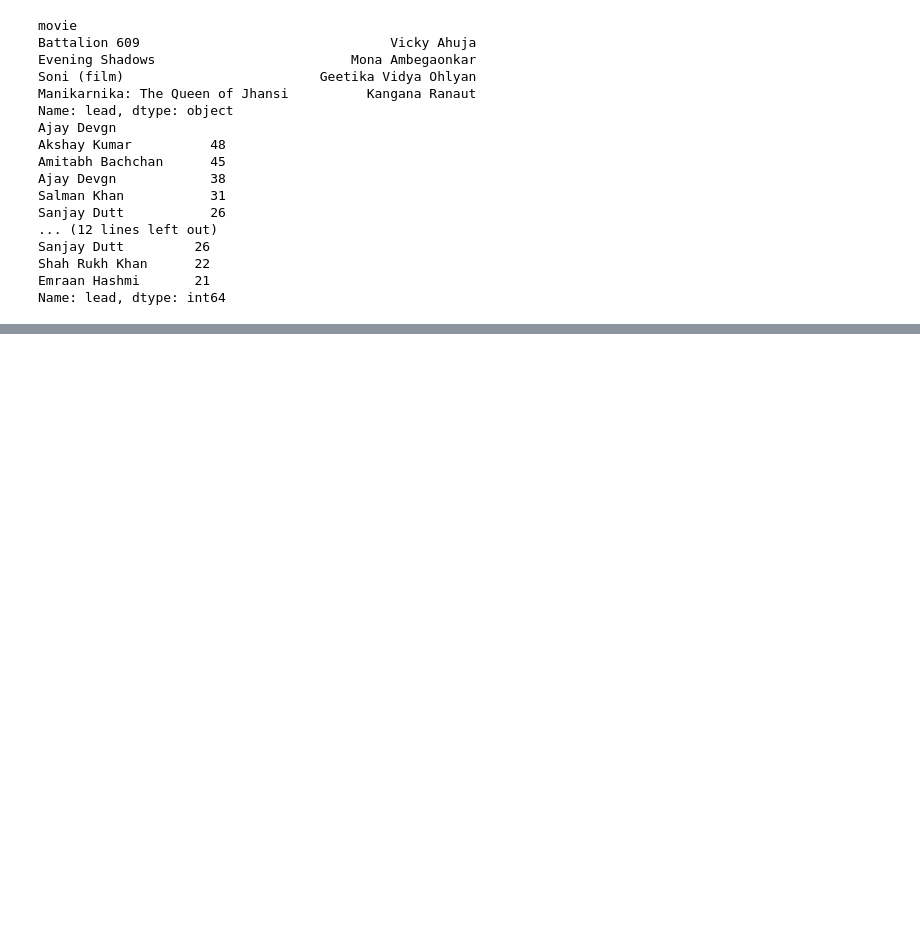
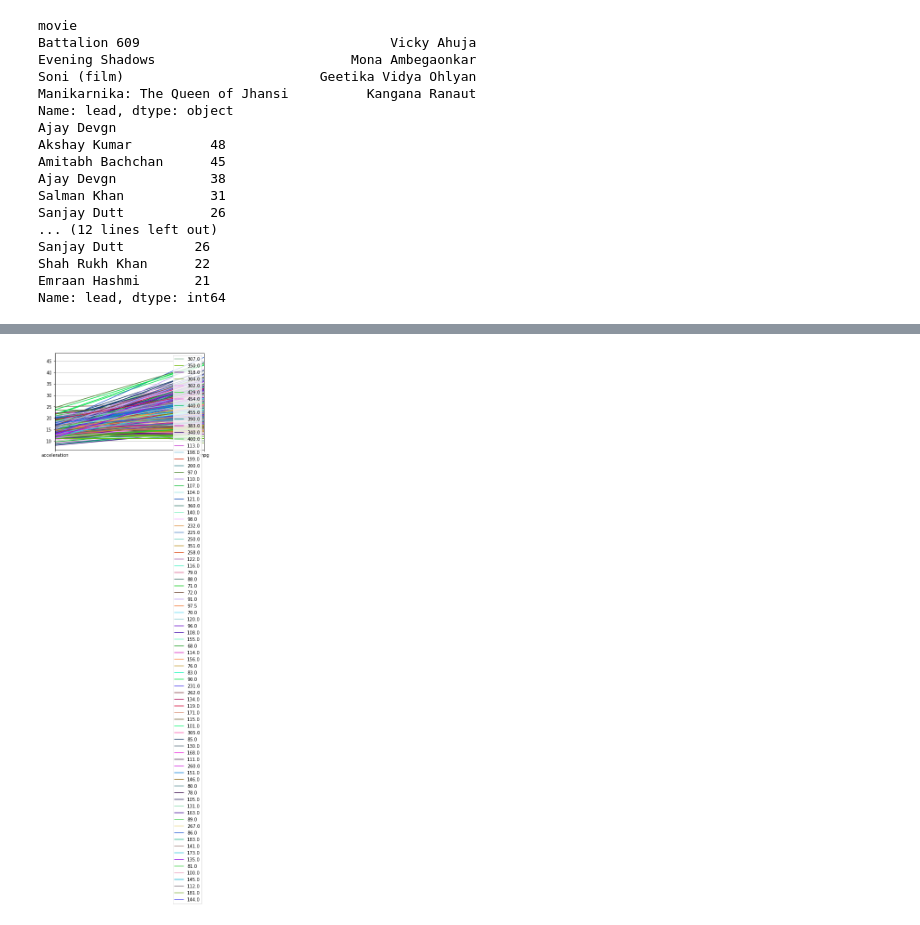
Before and after one commit to Jiya0805/Python2, a Jupyter notebook: Python/Unit 1.ipynb, the cells around one changed output, grey strips where cells are left out. Saved outputs shown, nothing was run; the diff lists cells and outputs as text; code cells hidden in the pictures; blank space fills up the shorter version.

```diff
--- a/Python/Unit 1.ipynb
+++ b/Python/Unit 1.ipynb
@@ -441,0 +821,4 @@ Name: lead, dtype: int64
+# %%
+pll = parallel_coordinates(dataset,'displacement',cols=['acceleration','mpg'])
+# %% [output]
+[figure, added]
```
Also changed, not shown: parts of 15 cells of this notebook, 1 other file.
